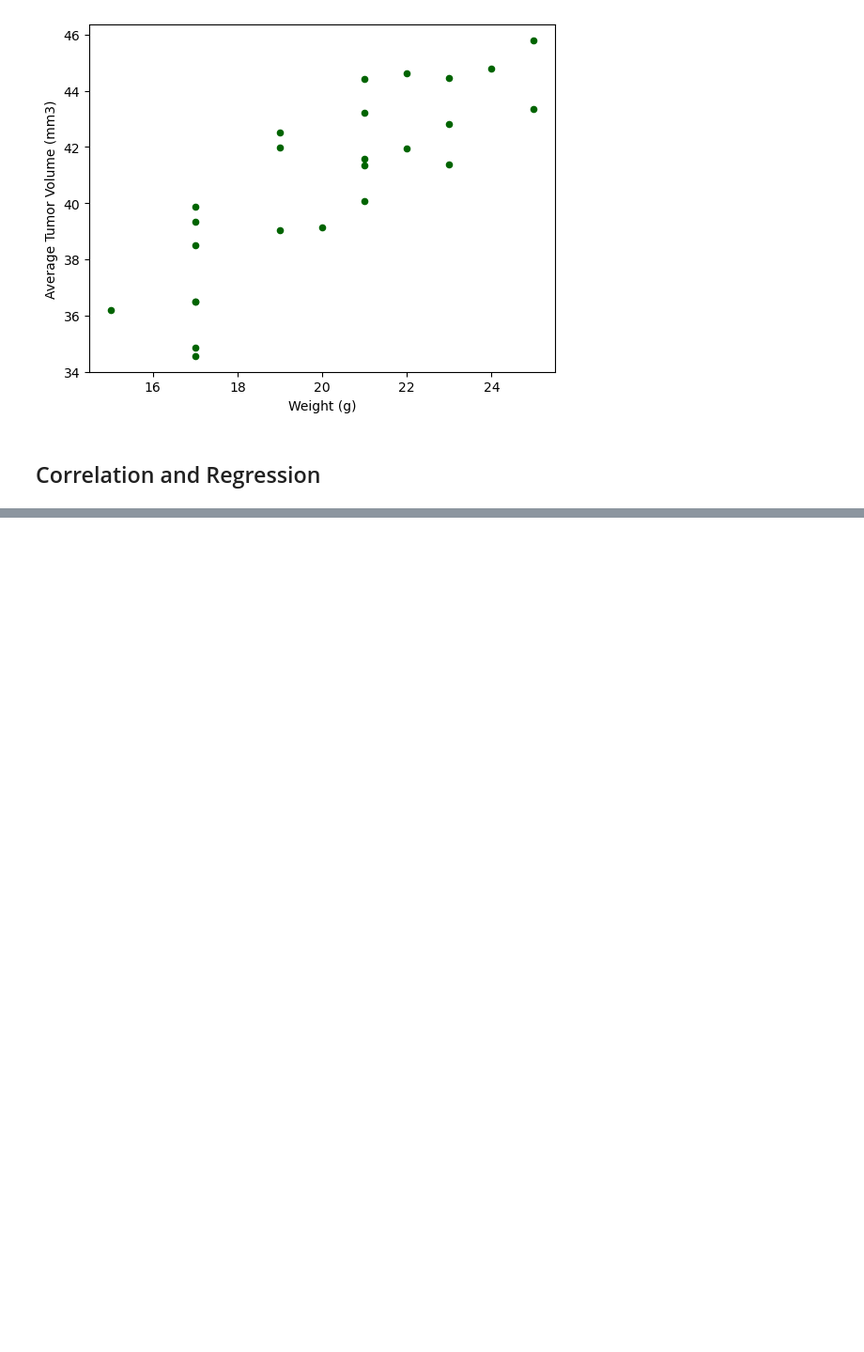
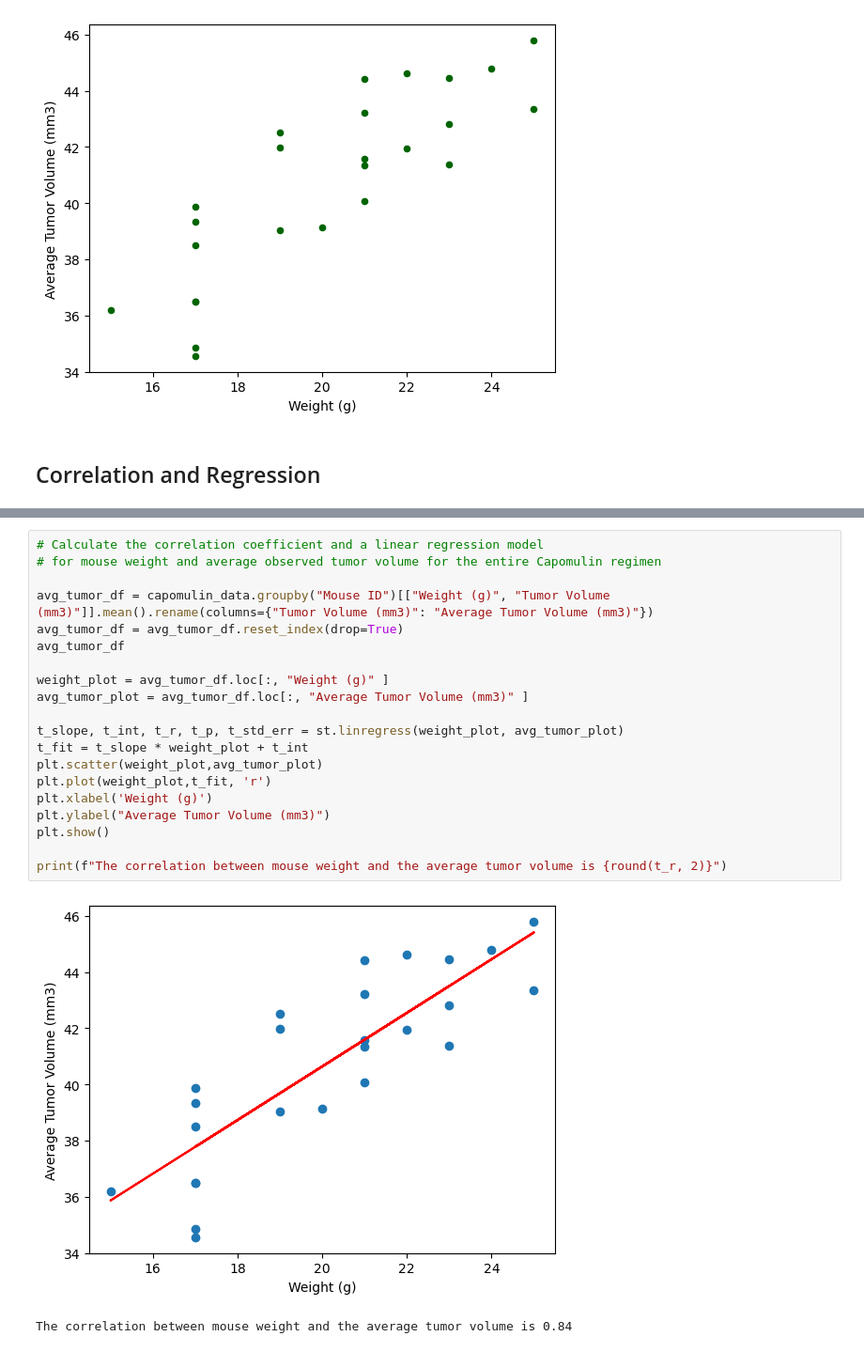
Before and after one commit to kristinadubei/pymaceuticals-challenge, a Jupyter notebook: pymaceuticals_starter.ipynb, the cells around one changed output, grey strips where cells are left out. Shown: that part at 94% size. Cells and saved outputs as stored; diff of their text form; blank space fills up the shorter version.

```diff
--- a/pymaceuticals_starter.ipynb
+++ b/pymaceuticals_starter.ipynb
@@ -286,0 +282,23 @@ The correlation between mouse weight and the average tumor volume is 0.84
+# %%
+# Calculate the correlation coefficient and a linear regression model
+# for mouse weight and average observed tumor volume for the entire Capomulin regimen
+
+avg_tumor_df = capomulin_data.groupby("Mouse ID")[["Weight (g)", "Tumor Volume (mm3)"]].mean().rename(columns={"Tumor Volume (mm3)": "Average Tumor Volume (mm3)"})
+avg_tumor_df = avg_tumor_df.reset_index(drop=True)
+avg_tumor_df
+
+weight_plot = avg_tumor_df.loc[:, "Weight (g)" ]
+avg_tumor_plot = avg_tumor_df.loc[:, "Average Tumor Volume (mm3)" ]
+
+t_slope, t_int, t_r, t_p, t_std_err = st.linregress(weight_plot, avg_tumor_plot)
+t_fit = t_slope * weight_plot + t_int
+plt.scatter(weight_plot,avg_tumor_plot)
+plt.plot(weight_plot,t_fit, 'r')
+plt.xlabel('Weight (g)')
+plt.ylabel("Average Tumor Volume (mm3)")
+plt.show()
+
+print(f"The correlation between mouse weight and the average tumor volume is {round(t_r, 2)}")
+# %% [output]
+[figure, added]
+The correlation between mouse weight and the average tumor volume is 0.84
```
Also changed, not shown: parts of 6 cells of this notebook.
